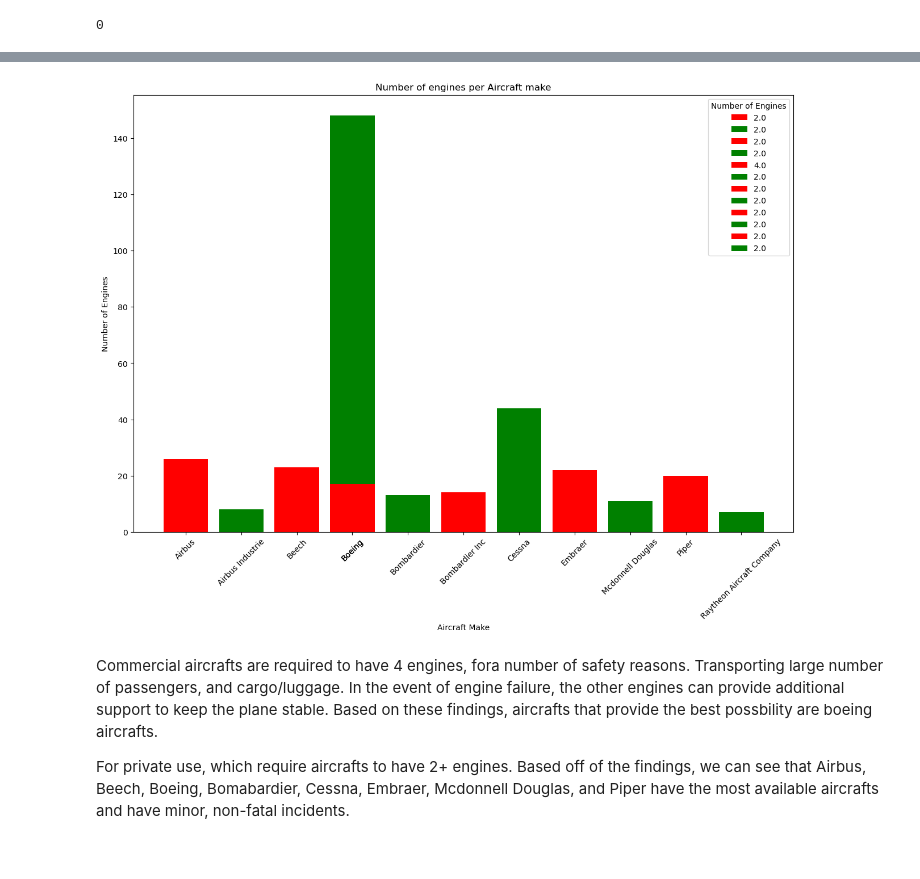
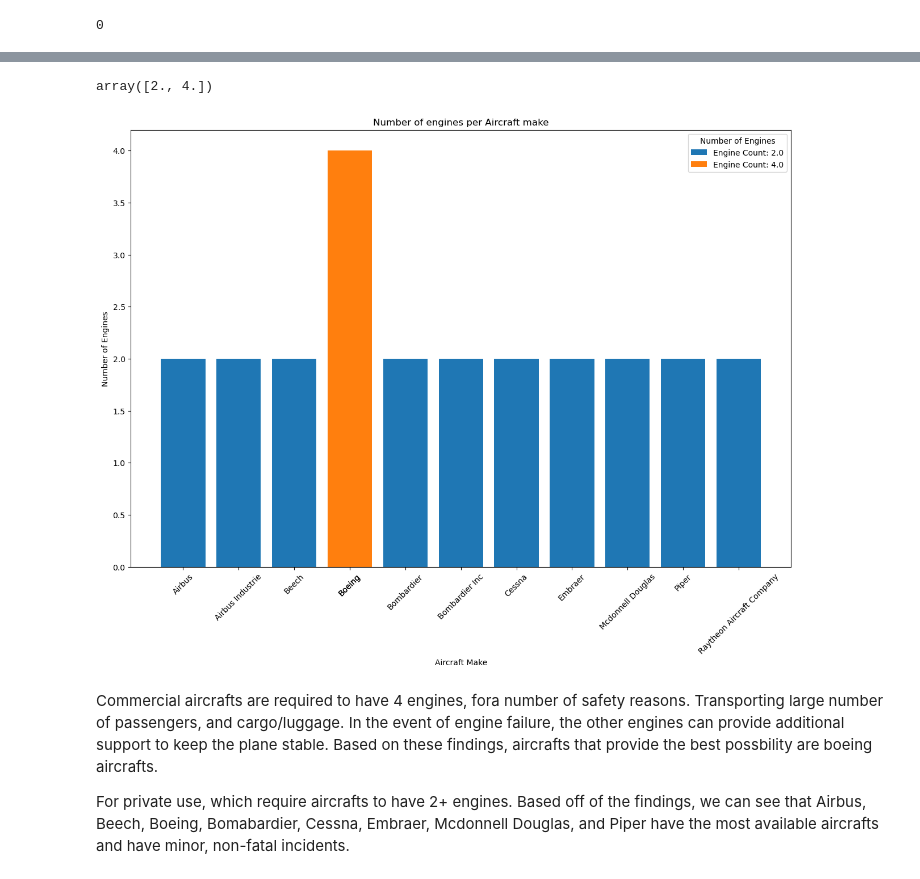
Before and after one commit to omendez930/Aircraft_purchase_analysis, a Jupyter notebook: Index.ipynb, the cells around one changed output, grey strips where cells are left out. Cells and saved outputs as stored; diff of their text form; code cells hidden in the pictures.

```diff
--- a/Index.ipynb
+++ b/Index.ipynb
@@ -132,6 +143,8 @@ Based off the information we see that there are missing items within the injury
 I'll explore these columns, lets create a function that will provide us with the total number of categories within each columns
 # %%
 def count_categories(data, column_name):
+    '''Provides a count of each element within the specified column. Converting the results into a
+        dictionary for easy inspection'''
     if column_name in data.columns:
         return data[column_name].value_counts().to_dict()
     else:
@@ -740,6 +767,3 @@ minor_injury_count
 {'Non-Fatal': 981}
 # %% [markdown]
 The total amount of aircrafts that have minor damage and have had non-fatal occurrences has reduced the copy of the df to **981** rows
-# %%
-minor_damaged_aircrafts['Aircrafts'] = minor_damaged_aircrafts.loc[:, ['Make', 'Injury.Severity', 'Aircraft.damage']].agg(' '.join, axis=1)
-minor_damaged_aircrafts
@@ -962,0 +951,4 @@ array([3., 1., 1., ..., 2., 1., 1.])
+# %%
+#resassing the engine count to confirm the changes
+engine_count = count_categories(data,'Number.of.Engines')
+engine_count
@@ -998,21 +977,32 @@ Name: Purpose.of.flight, Length: 1094, dtype: object
+# %%
+unique_engine_count=commercial_aircrafts['Number.of.Engines'].unique()
+unique_engine_count
+# %% [output]
+array([2., 4.])
 # %%
 fig, ax = plt.subplots(figsize=(15,10))
 
 # categories = list(make_with_five_or_more_aircraft['Make'])
 
 colors = ['red','green']
-
-ax.bar(commercial_aircrafts['Make'], commercial_aircrafts['Make_count'], label=commercial_aircrafts['Number.of.Engines'],color=colors)
+# Iterate over the unique values
+for engine_count in unique_engine_count:
+    # Filter the DataFrame based on the current unique value
+    filtered_data = commercial_aircrafts[commercial_aircrafts['Number.of.Engines'] == engine_count]
+     # Create a histogram of the filtered data
+#     plt.hist(filtered_data['Make'], bins=10, alpha=0.5, label=f'Engine Count: {engine_count}', edgecolor='black')
+    plt.bar(filtered_data['Make'], filtered_data['Number.of.Engines'], label=f"Engine Count: {engine_count}")
+# ax.bar(commercial_aircrafts['Make'], commercial_aircrafts['Make_count'], label=commercial_aircrafts['Number.of.Engines'].unique(),color=colors)
 ax.set_xlabel('Aircraft Make')
 ax.set_ylabel('Number of Engines')
 ax.set_title('Number of engines per Aircraft make')
 ax.set_xticks(commercial_aircrafts['Make'])
 ax.set_xticklabels(commercial_aircrafts['Make'], rotation=45)
 ax.set_label('Label via method')
 ax.legend(title='Number of Engines')
 plt.show();
 # %% [output]
-[figure, old version]
+[figure, new version]
 # %%
 fig.savefig('Number_of_engines_per_aircraft')
 # %% [markdown]
```
Also changed, not shown: parts of 98 cells of this notebook, 5 other files.
